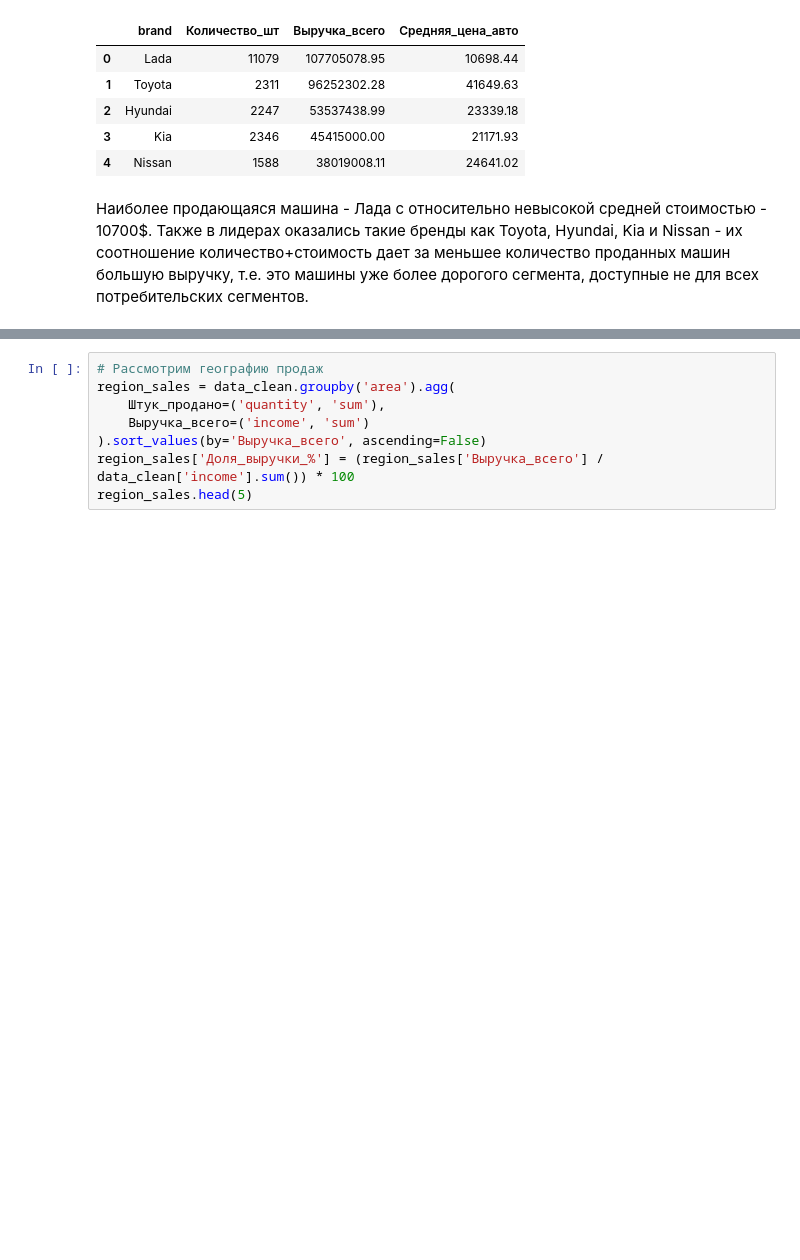
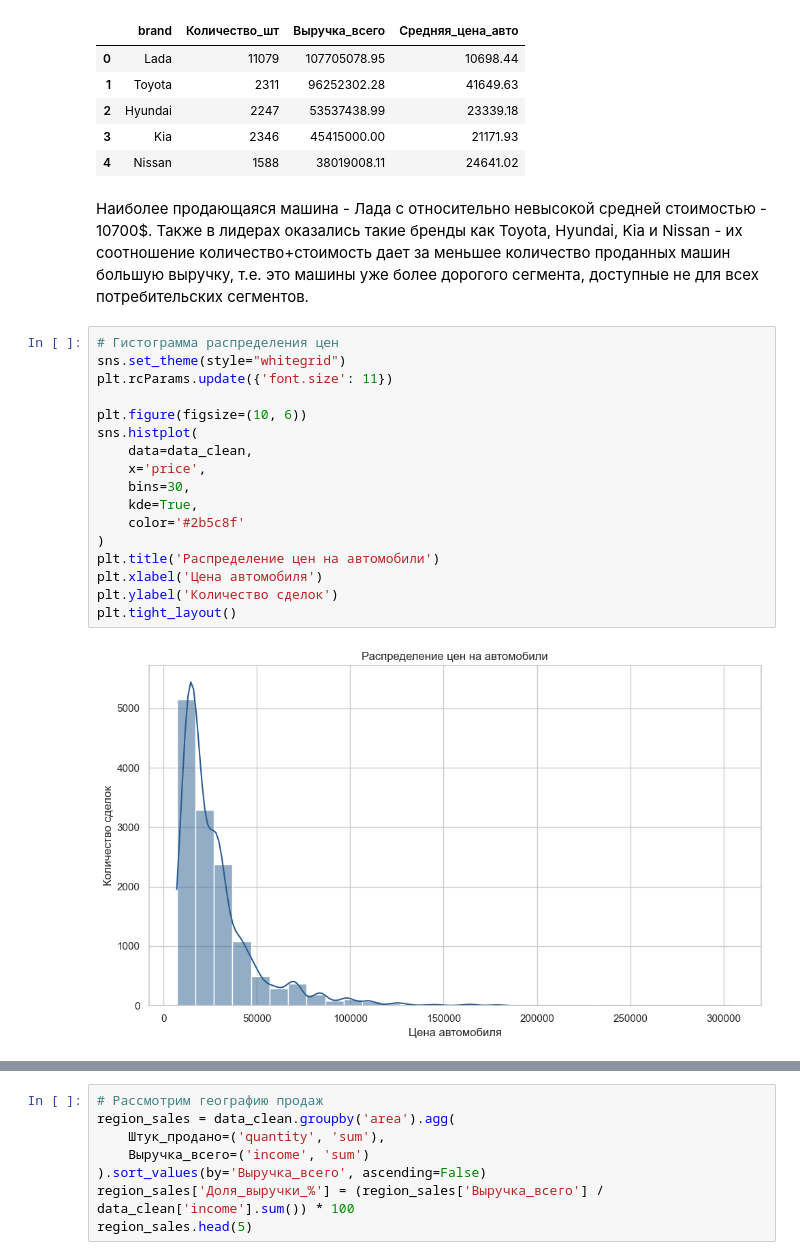
Before and after one commit to AlisaShi-va/autokz2019, a Jupyter notebook: merkur_auto.ipynb, the cells around one changed output, grey strips where cells are left out. Saved outputs shown, nothing was run; the diff lists cells and outputs as text; blank space fills up the shorter version.

```diff
--- a/merkur_auto.ipynb
+++ b/merkur_auto.ipynb
@@ -857,3 +882,22 @@ brand_analysis.head(5)
 | 4 | Nissan | 1588 | 38019008.11 | 24641.02 |
 # %% [markdown]
 Наиболее продающаяся машина - Лада с относительно невысокой средней стоимостью - 10700$. Также в лидерах оказались такие бренды как Toyota, Hyundai, Kia и Nissan - их соотношение количество+стоимость дает за меньшее количество проданных машин большую выручку, т.е. это машины уже более дорогого сегмента, доступные не для всех потребительских сегментов.
+# %%
+# Гистограмма распределения цен
+sns.set_theme(style="whitegrid")
+plt.rcParams.update({'font.size': 11})
+
+plt.figure(figsize=(10, 6))
+sns.histplot(
+    data=data_clean,
+    x='price',
+    bins=30,
+    kde=True,
+    color='#2b5c8f'
+)
+plt.title('Распределение цен на автомобили')
+plt.xlabel('Цена автомобиля')
+plt.ylabel('Количество сделок')
+plt.tight_layout()
+# %% [output]
+[figure, added]
```
Also changed, not shown: parts of 20 cells of this notebook.
